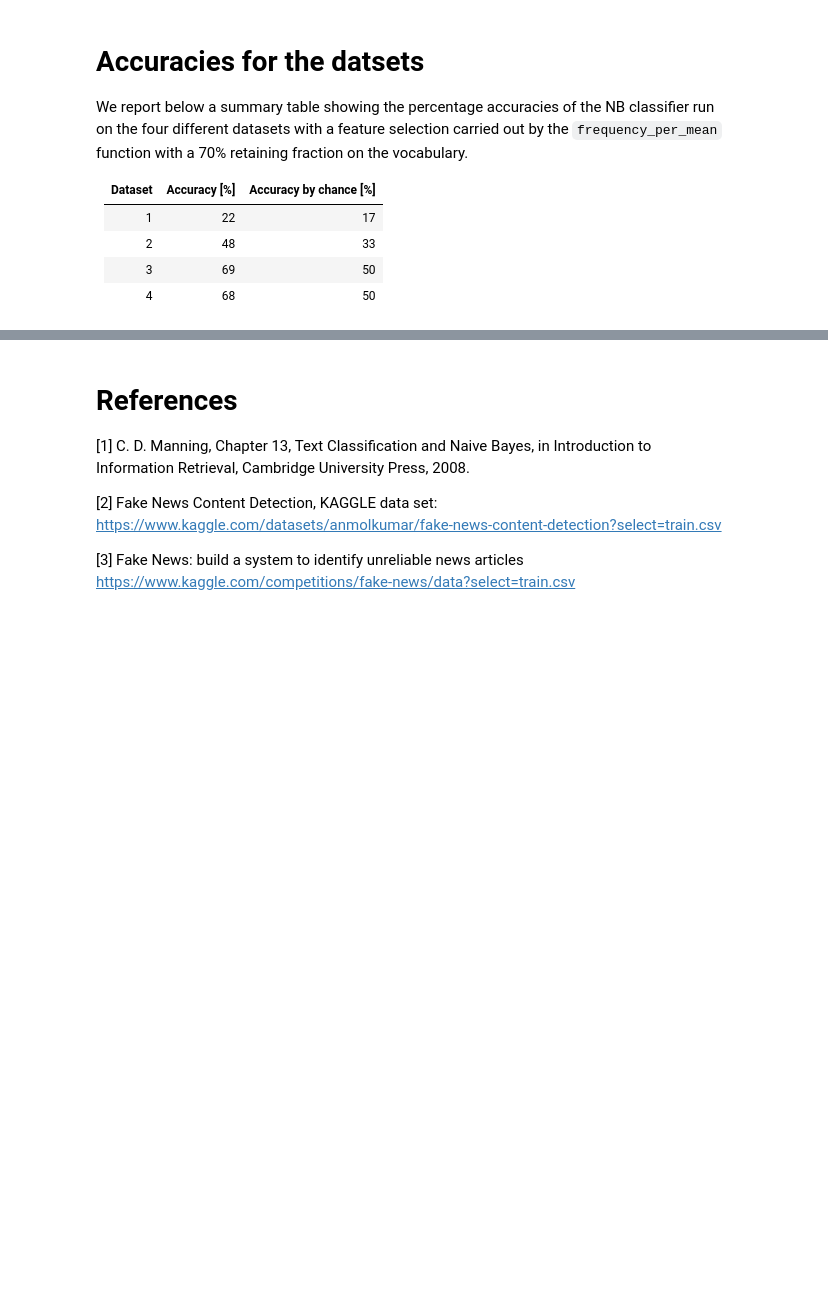
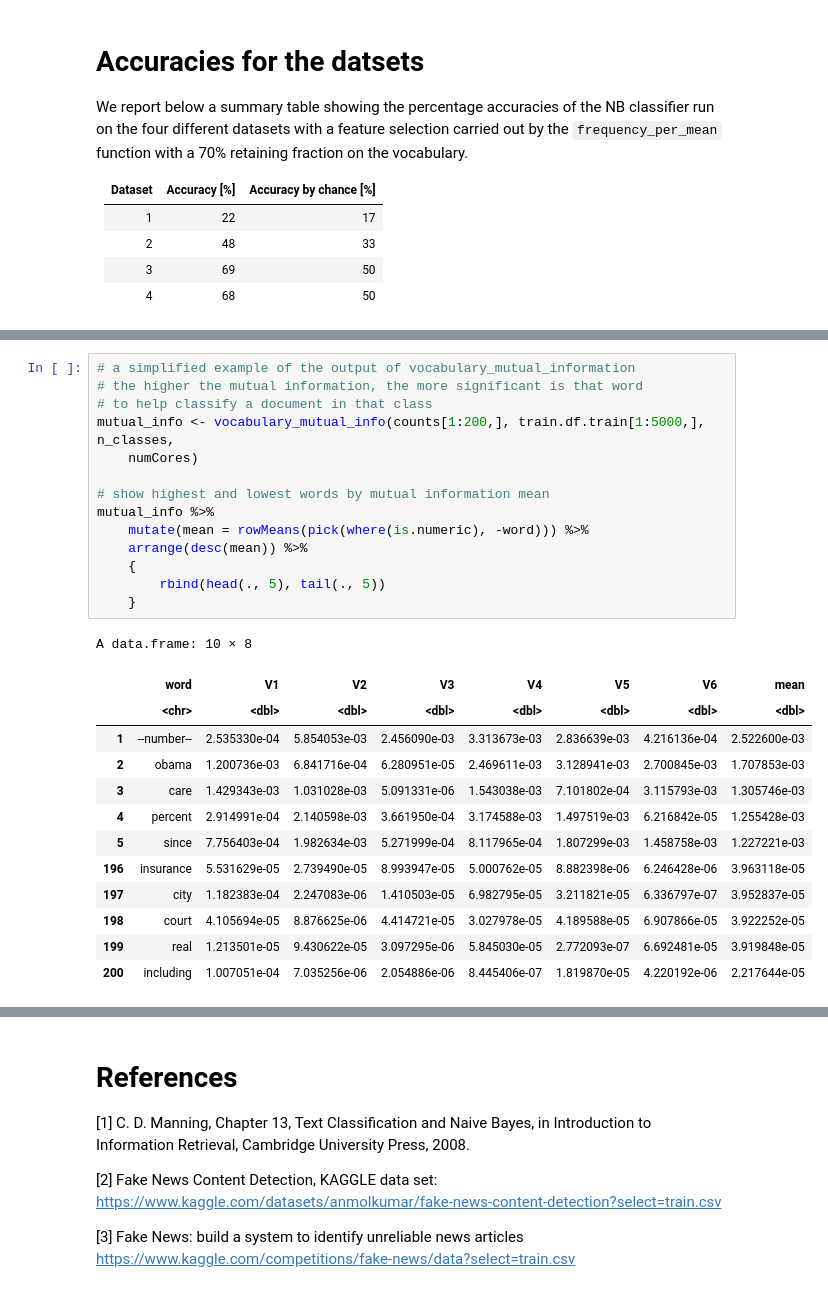
Before and after one commit to tommaso-bertola/falsehoods-sieve, a Jupyter notebook: falsehood_sieve-runnable.ipynb, the cells around one changed output, grey strips where cells are left out. Saved outputs shown, nothing was run; the diff lists cells and outputs as text; blank space fills up the shorter version.

```diff
--- a/falsehood_sieve-runnable.ipynb
+++ b/falsehood_sieve-runnable.ipynb
@@ -399,0 +468,28 @@ We report below a summary table showing the percentage accuracies of the NB clas
+# %%
+# a simplified example of the output of vocabulary_mutual_information
+# the higher the mutual information, the more significant is that word
+# to help classify a document in that class
+mutual_info <- vocabulary_mutual_info(counts[1:200,], train.df.train[1:5000,], n_classes,
+    numCores)
+
+# show highest and lowest words by mutual information mean
+mutual_info %>%
+    mutate(mean = rowMeans(pick(where(is.numeric), -word))) %>%
+    arrange(desc(mean)) %>%
+    {
+        rbind(head(., 5), tail(., 5))
+    }
+# %% [output]
+A data.frame: 10 × 8
+|  | word | V1 | V2 | V3 | V4 | V5 | V6 | mean |
+|  | <chr> | <dbl> | <dbl> | <dbl> | <dbl> | <dbl> | <dbl> | <dbl> |
+| 1 | --number-- | 2.535330e-04 | 5.854053e-03 | 2.456090e-03 | 3.313673e-03 | 2.836639e-03 | 4.216136e-04 | 2.522600e-03 |
+| 2 | obama | 1.200736e-03 | 6.841716e-04 | 6.280951e-05 | 2.469611e-03 | 3.128941e-03 | 2.700845e-03 | 1.707853e-03 |
+| 3 | care | 1.429343e-03 | 1.031028e-03 | 5.091331e-06 | 1.543038e-03 | 7.101802e-04 | 3.115793e-03 | 1.305746e-03 |
+| 4 | percent | 2.914991e-04 | 2.140598e-03 | 3.661950e-04 | 3.174588e-03 | 1.497519e-03 | 6.216842e-05 | 1.255428e-03 |
+| 5 | since | 7.756403e-04 | 1.982634e-03 | 5.271999e-04 | 8.117965e-04 | 1.807299e-03 | 1.458758e-03 | 1.227221e-03 |
+| 196 | insurance | 5.531629e-05 | 2.739490e-05 | 8.993947e-05 | 5.000762e-05 | 8.882398e-06 | 6.246428e-06 | 3.963118e-05 |
+| 197 | city | 1.182383e-04 | 2.247083e-06 | 1.410503e-05 | 6.982795e-05 | 3.211821e-05 | 6.336797e-07 | 3.952837e-05 |
+| 198 | court | 4.105694e-05 | 8.876625e-06 | 4.414721e-05 | 3.027978e-05 | 4.189588e-05 | 6.907866e-05 | 3.922252e-05 |
+| 199 | real | 1.213501e-05 | 9.430622e-05 | 3.097295e-06 | 5.845030e-05 | 2.772093e-07 | 6.692481e-05 | 3.919848e-05 |
+| 200 | including | 1.007051e-04 | 7.035256e-06 | 2.054886e-06 | 8.445406e-07 | 1.819870e-05 | 4.220192e-06 | 2.217644e-05 |
```
Also changed, not shown: parts of 12 cells of this notebook, 1 other file.
